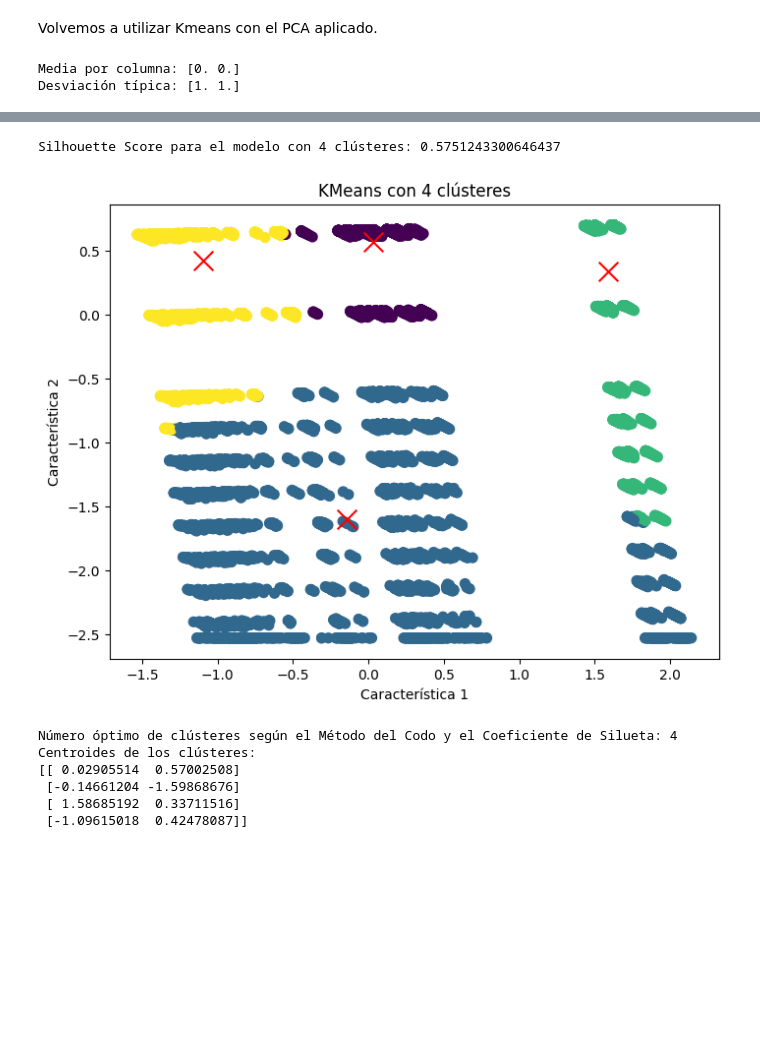
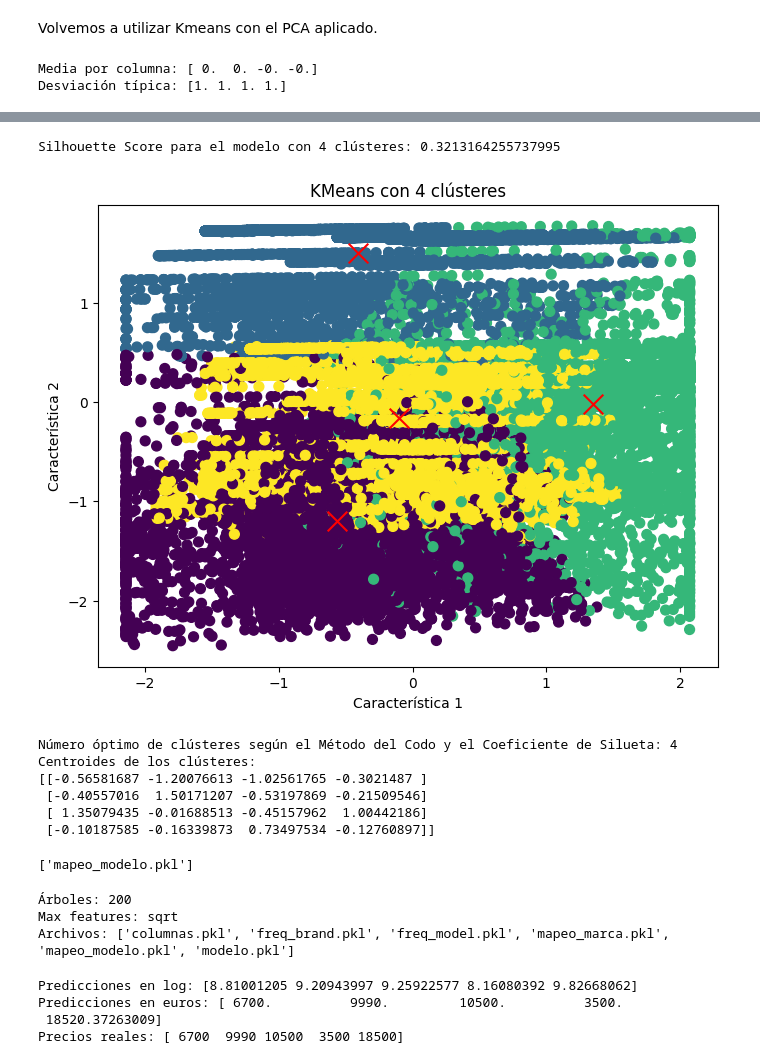
Before and after one commit to andreabesa/Proyecto-Concesionario, a Jupyter notebook: notebook.ipynb, the cells around one changed output, grey strips where cells are left out. Drawn from its saved outputs; the diff is of its cells as text; code cells hidden in the pictures; blank space fills up the shorter version.

Commit message:
Modelo funcional + scripts

```diff
--- a/notebook.ipynb
+++ b/notebook.ipynb
@@ -159,6 +159,7 @@ df_pruebas =df_pruebas.dropna(axis=0,subset="vehicleType")
 df_pruebas =df_pruebas.dropna(axis=0,subset="model")
 df_pruebas =df_pruebas.dropna(axis=0,subset="fuelType")
 df_pruebas =df_pruebas.dropna(axis=0,subset="notRepairedDamage")
+df_pruebas['monthOfRegistration'] = df_pruebas['monthOfRegistration'].replace(0, 1)
 df_pruebas.drop(df_pruebas[(df_pruebas['yearOfRegistration'] >2026) | (df_pruebas['yearOfRegistration'] <1900)].index, inplace=True)
 df_pruebas.drop(df_pruebas[(df_pruebas['price'] > 30000) | (df_pruebas['price'] < 500)].index, inplace=True)
 # %%
@@ -479,7 +503,7 @@ from sklearn.decomposition import PCA, IncrementalPCA
 
 
 # 1. Cargar el conjunto de datos Wine
-X = df_dummies.sample(30000) # Las características
+X = df_dummies.sample(70000) # Las características
 
 scaler = StandardScaler()
 X_scaled = scaler.fit_transform(X)
@@ -1132,7 +1182,7 @@ from sklearn.decomposition import PCA, IncrementalPCA
 np.random.seed(42)
 
 # 1. Cargar el conjunto de datos Wine
-X = pca_df.sample(30000) # Las características
+X = pca_df.sample(70000) # Las características
 
 X_p = pca.fit_transform(X)
 
@@ -1217,5 +1267,5 @@ print(f'Número óptimo de clústeres según el Método del Codo y el Coeficient
 print('Centroides de los clústeres:')
 print(kmeans.cluster_centers_)
 # %% [output]
-Media por columna: [0. 0.]
-Desviación típica: [1. 1.]
+Media por columna: [ 0.  0. -0. -0.]
+Desviación típica: [1. 1. 1. 1.]
@@ -1224,8 +1274,17 @@ Desviación típica: [1. 1.]
-Silhouette Score para el modelo con 4 clústeres: 0.5751243300646437
+Silhouette Score para el modelo con 4 clústeres: 0.3213164255737995
-[figure, old version]
+[figure, new version]
 Número óptimo de clústeres según el Método del Codo y el Coeficiente de Silueta: 4
 Centroides de los clústeres:
-[[ 0.02905514  0.57002508]
- [-0.14661204 -1.59868676]
- [ 1.58685192  0.33711516]
- [-1.09615018  0.42478087]]
+[[-0.56581687 -1.20076613 -1.02561765 -0.3021487 ]
+ [-0.40557016  1.50171207 -0.53197869 -0.21509546]
+ [ 1.35079435 -0.01688513 -0.45157962  1.00442186]
+ [-0.10187585 -0.16339873  0.73497534 -0.12760897]]
+# %%
+import joblib
+joblib.dump(best_model, 'modelo.pkl')
+joblib.dump(scaler, 'scaler.pkl')
+joblib.dump(list(X.columns), 'columnas.pkl')
+joblib.dump(mapeo_marca, 'mapeo_marca.pkl')
+joblib.dump(mapeo_modelo, 'mapeo_modelo.pkl')
+# %% [output]
+['mapeo_modelo.pkl']
@@ -1231,0 +1316,40 @@ Centroides de los clústeres:
+# %%
+import joblib
+import os
+
+BASE  = r'C:\Users\Absan\Documents\Cursos\Python con IA\Proyecto'
+MODEL = os.path.join(BASE, 'model')
+os.makedirs(MODEL, exist_ok=True)
+
+joblib.dump(best_model,            os.path.join(MODEL, 'modelo.pkl'))
+joblib.dump(list(X_final.columns), os.path.join(MODEL, 'columnas.pkl'))
+joblib.dump(freq_brand,            os.path.join(MODEL, 'freq_brand.pkl'))
+joblib.dump(freq_model,            os.path.join(MODEL, 'freq_model.pkl'))
+
+# Verificar
+m = joblib.load(os.path.join(MODEL, 'modelo.pkl'))
+print(f"Árboles: {m.n_estimators}")
+print(f"Max features: {m.max_features}")
+print(f"Archivos: {os.listdir(MODEL)}")
+# %% [output]
+Árboles: 200
+Max features: sqrt
+Archivos: ['columnas.pkl', 'freq_brand.pkl', 'freq_model.pkl', 'mapeo_marca.pkl', 'mapeo_modelo.pkl', 'modelo.pkl']
+# %%
+import joblib
+import numpy as np
+
+# Cargar el modelo guardado y probar con datos de entrenamiento
+model_cargado = joblib.load('modelo.pkl')
+
+# Probar con los primeros 5 ejemplos del propio entrenamiento
+prueba = X_train[:5]
+pred = model_cargado.predict(prueba)
+print("Predicciones en log:", pred)
+print("Predicciones en euros:", np.expm1(pred))
+print("Precios reales:", y_train[:5].values)
+# %% [output]
+Predicciones en log: [8.81001205 9.20943997 9.25922577 8.16080392 9.82668062]
+Predicciones en euros: [ 6700.          9990.         10500.          3500.
+ 18520.37263009]
+Precios reales: [ 6700  9990 10500  3500 18500]
```
Also changed, not shown: parts of 20 cells of this notebook, 5 other files.
